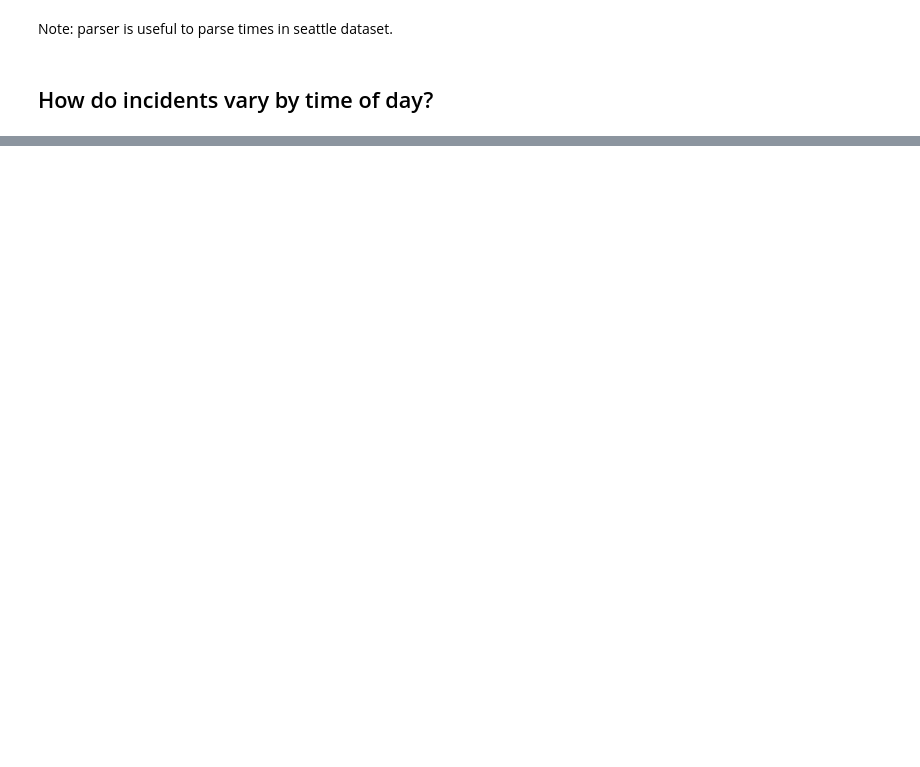
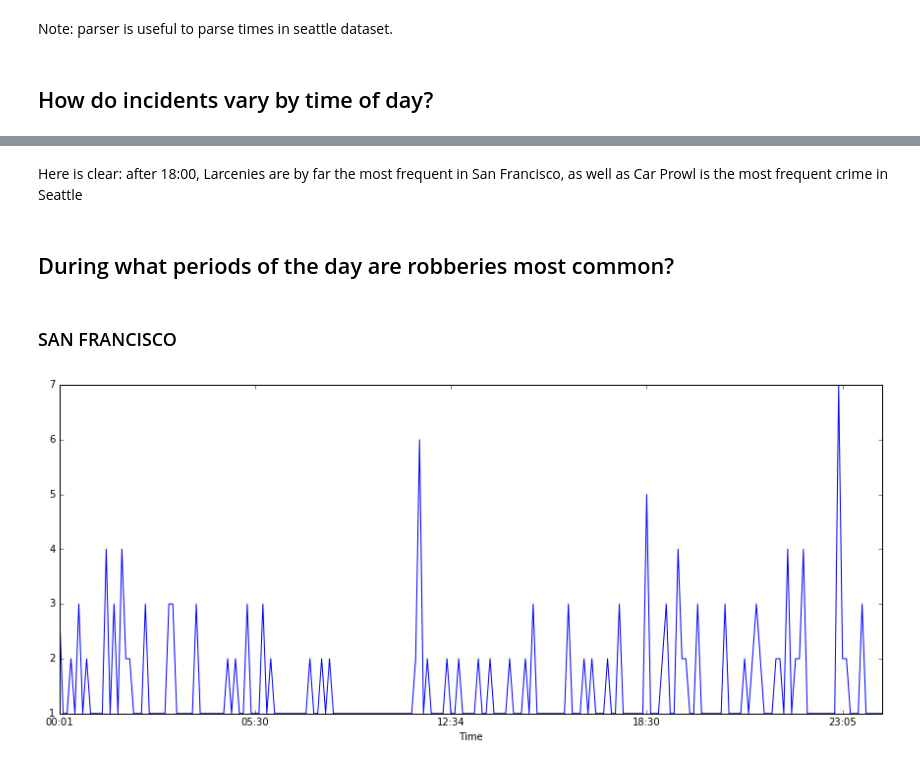
Before and after one commit to nicogiangregorio/datasci_dataviz, a Jupyter notebook: crime_analytics.ipynb, the cells around one changed output, grey strips where cells are left out. Saved outputs shown, nothing was run; the diff lists cells and outputs as text; code cells hidden in the pictures; blank space fills up the shorter version.

```diff
--- a/crime_analytics.ipynb
+++ b/crime_analytics.ipynb
@@ -29,0 +77,14 @@ NameError: name 'sf_df' is not defined
+# %% [markdown]
+Here is clear: after 18:00, Larcenies are by far the most frequent in San Francisco, as well as Car Prowl is the most frequent crime in Seattle
+# %% [markdown]
+## During what periods of the day are robberies most common?
+# %% [markdown]
+### SAN FRANCISCO
+# %%
+mask2 = (sf_df.Category == "ROBBERY")
+df_masked2 = sf_df[mask2]
+df_masked2 = df_masked2.groupby('Time').size()
+df_masked2.plot()
+plt.show()
+# %% [output]
+[figure, added]
```
Also changed, not shown: parts of 17 cells of this notebook.
